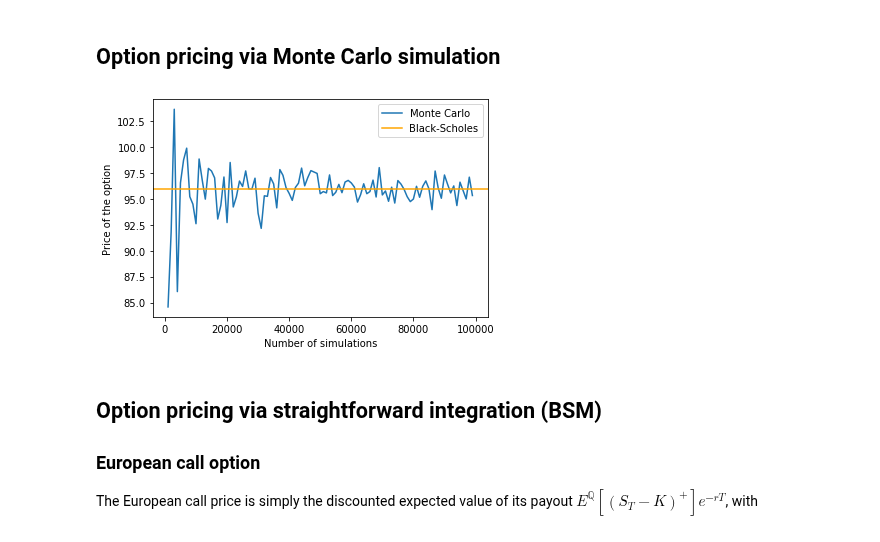
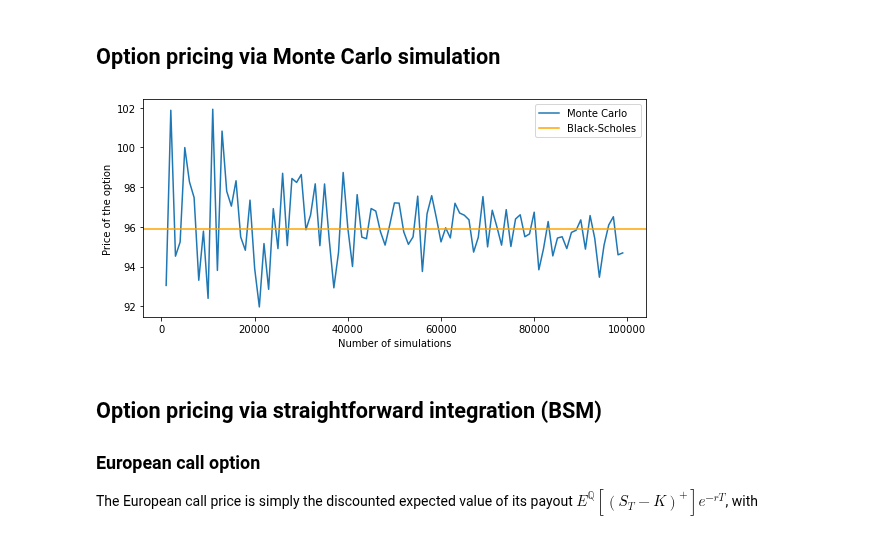
Before and after one commit to carol419/Derivatives, a Jupyter notebook: derivatives.ipynb, the cells around one changed output. Saved outputs shown, nothing was run; the diff lists cells and outputs as text; code cells hidden in the pictures.

```diff
--- a/derivatives.ipynb
+++ b/derivatives.ipynb
@@ -36,7 +36,7 @@ S_T = np.linspace(0,100)
 K = 50
 
 # portfolio
-CF_T = np.maximum(S_T - K, 0) - np.maximum(K-S_T,0)
+CF_T = np.maximum(S_T - K, 0) - 5
 
 # the rest is plotting
 plt.figure('PCP', figsize=(9,4))
@@ -899,34 +927,35 @@ import matplotlib.pyplot as plt
 
 # See Chapter 2.4
 def black_scholes(cpflag,S,K,T,r,sigma):
     # cpflag in {1 for call, -1 for put}
     d1 = (np.log(S / K) + (r + 0.5 * sigma ** 2) * T) / (sigma * np.sqrt(T))
     d2 = (np.log(S / K) + (r - 0.5 * sigma ** 2) * T) / (sigma * np.sqrt(T))
     price = cpflag * (S * norm.cdf(cpflag*d1, 0.0, 1.0) - K * np.exp(-r * T) *
             norm.cdf(cpflag*d2, 0.0, 1.0))
     return price
 
 # See Chapter 2.2
 def monte_carlo(cpflag,S,K,T,r,sigma,Nsim):
     Z = np.random.normal(0, 1, Nsim)
     S_T = S * np.exp(Z * sigma * np.sqrt(T) + (r-0.5*sigma**2) * T)
     CF_T = np.maximum(cpflag*(S_T - K),0)
     price = np.mean(CF_T) * np.exp(-r*T)
     return price
 
 # Increase Nsim from 1000 to 100000 by 1000
 X = range(1000,100000, 1000)
 # Compute prices for all Nsim in X
 mc_prices = list(map(lambda n: monte_carlo(1,220,220,1,np.log(1.21),0.98,n), X))
 
+plt.figure('Monte Caro simulation vs Black Scholes', figsize=(9,4))
 plt.plot(X,mc_prices)
 plt.axhline(y=black_scholes(1,220,220,1,np.log(1.21),0.98), color='orange')
 plt.xlabel("Number of simulations")
 plt.ylabel("Price of the option")
 plt.legend(["Monte Carlo", "Black-Scholes"])
 plt.show()
 # %% [output]
-[figure, old version]
+[figure, new version]
 # %% [markdown]
 ## Option pricing via straightforward integration (BSM)
 
```
Also changed, not shown: parts of 11 cells of this notebook, 1 other file.
